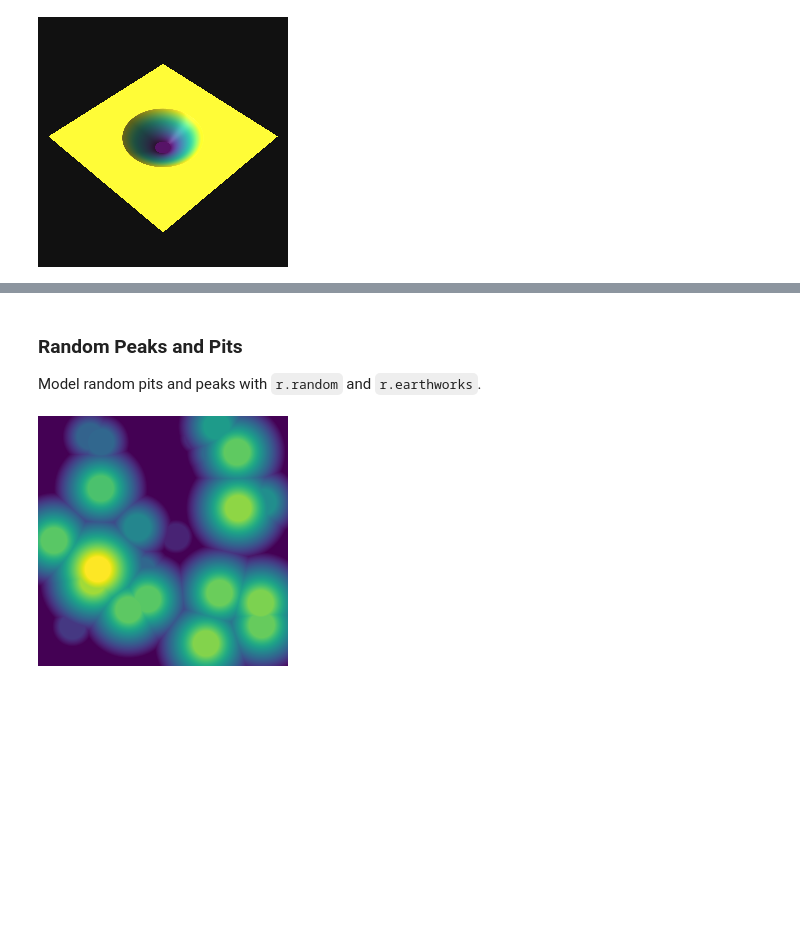
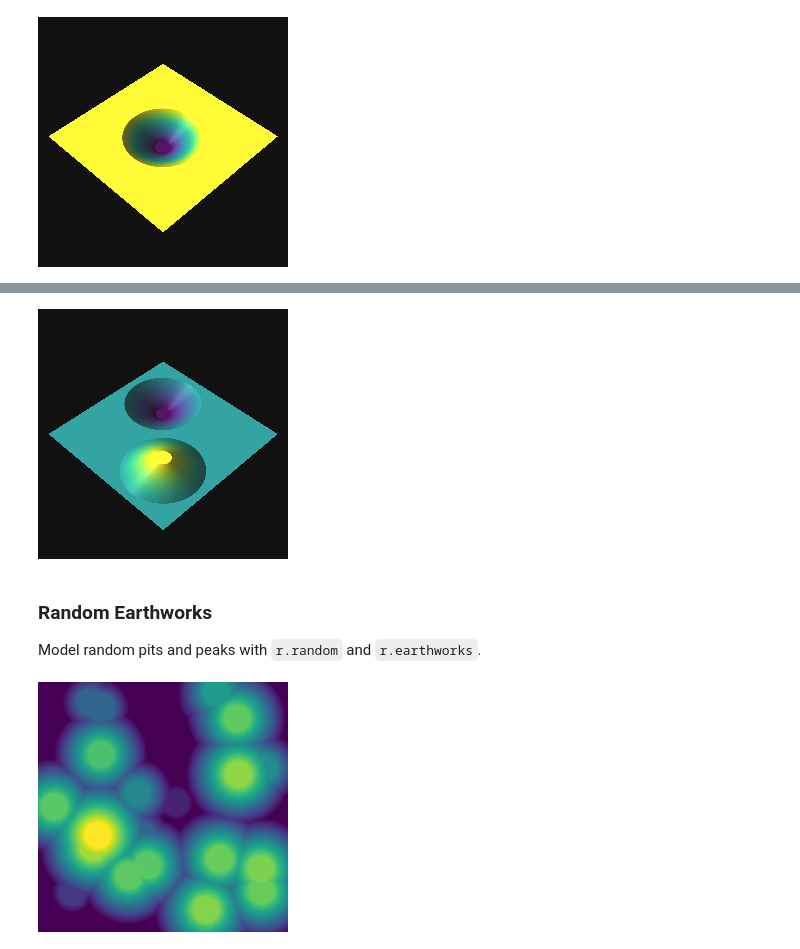
Before and after one commit to baharmon/r.earthworks, a Jupyter notebook: r_earthworks.ipynb, the cells around one changed output, grey strips where cells are left out. Cells and saved outputs as stored; diff of their text form; code cells hidden in the pictures; blank space fills up the shorter version.

```diff
--- a/r_earthworks.ipynb
+++ b/r_earthworks.ipynb
@@ -104,5 +128,12 @@ map3d.show()
+# %%
+# visualize in 3D
+map3d = gj.Map3D(width=250, height=250)
+map3d.render(elevation_map="pit_and_peak", height=2500, perspective=25, bgcolor=[17, 17, 17])
+map3d.show()
+# %% [output]
+[figure, added]
 # %% [markdown]
-### Random Peaks and Pits
+### Random Earthworks
 Model random pits and peaks with `r.random` and `r.earthworks`.
 # %%
 # generate random points
```
Also changed, not shown: parts of 7 cells of this notebook, 1 other file.
